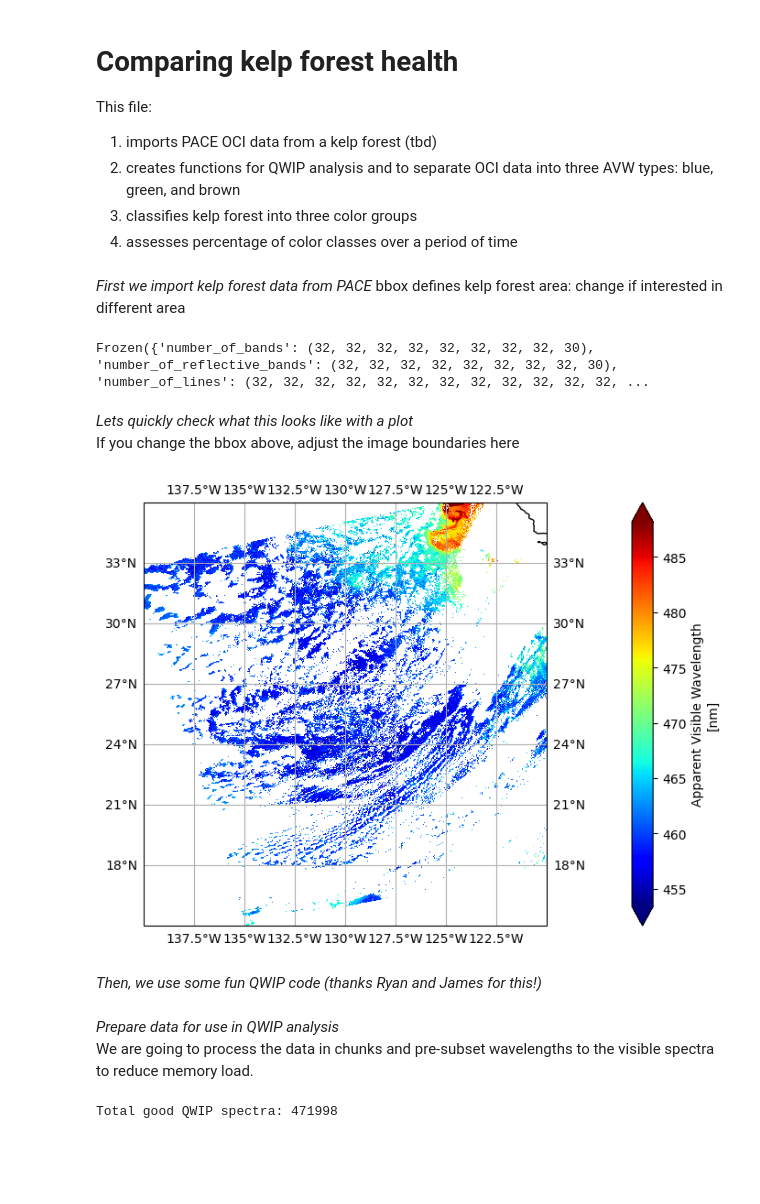
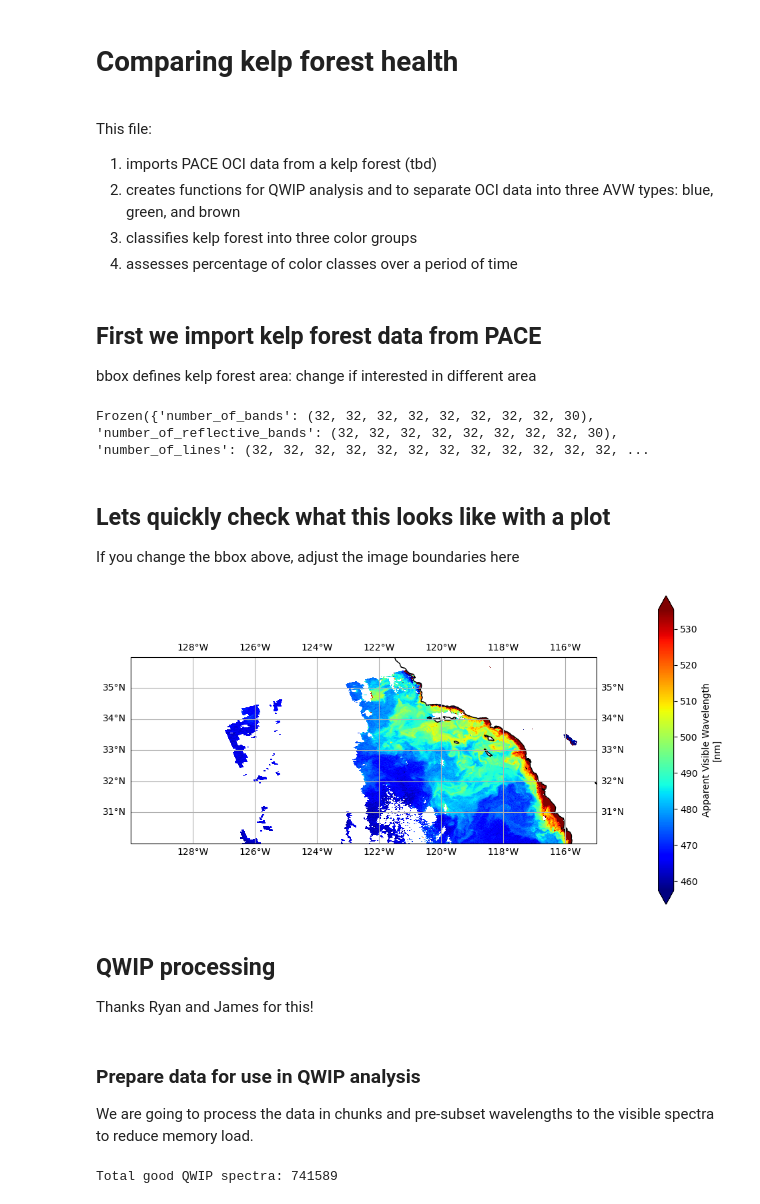
Before and after one commit to fish-pace/2026-proj-kelp-west, a Jupyter notebook: contributor_folders/tena/tena.ipynb, the cells around one changed output. Cells and saved outputs as stored; diff of their text form; code cells hidden in the pictures; blank space fills up the shorter version.

Commit message:
updated time analysis + coordinate box

```diff
--- a/contributor_folders/tena/tena.ipynb
+++ b/contributor_folders/tena/tena.ipynb
@@ -1,5 +1,6 @@
 # %% [markdown]
 # Comparing kelp forest health
+<br>
 
 This file:
 1) imports PACE OCI data from a kelp forest (tbd)
@@ -7,7 +8,7 @@ This file:
 3) classifies kelp forest into three color groups
 4) assesses percentage of color classes over a period of time
 # %% [markdown]
-*First we import kelp forest data from PACE*
+## First we import kelp forest data from PACE
 bbox defines kelp forest area: change if interested in different area
 # %%
 # import packages we'll need
@@ -32,7 +33,7 @@ bbox = (-120.127183, 34.381217, -119.531183, 34.477467) #estimating kelp forest
 # access data from sb lter
 results = earthaccess.search_data(
     short_name = 'PACE_OCI_L2_AOP',
-    temporal = ("2025-03-05", "2025-03-05"),
+    temporal = ("2025-03-09", "2025-03-09"), # okay cool found a day that doesn't suck
     bounding_box = bbox
 )
 
@@ -55,33 +56,34 @@ ds.chunks
 # %% [output]
 Frozen({'number_of_bands': (32, 32, 32, 32, 32, 32, 32, 32, 30), 'number_of_reflective_bands': (32, 32, 32, 32, 32, 32, 32, 32, 30), 'number_of_lines': (32, 32, 32, 32, 32, 32, 32, 32, 32, 32, 32, 32, ...
 # %% [markdown]
-*Lets quickly check what this looks like with a plot*
+## Lets quickly check what this looks like with a plot
 If you change the bbox above, adjust the image boundaries here
 # %%
 rrs_da = ds["Rrs"]
 avw_da = ds["avw"]
 wavelengths = ds["wavelength_3d"]
 
 # This first part helps get rid of outliers that might mess up your plot
 vmin = float(avw_da.quantile(0.01))
 vmax = float(avw_da.quantile(0.99))
 
 # Get the figure set up, add a map projection
 fig, ax = plt.subplots(figsize=(12, 6), subplot_kw={"projection": ccrs.PlateCarree()})
 
 # Put some lines in there so we know where we are
 ax.gridlines(draw_labels=True)
 ax.coastlines()
 
 # Crop the image down a bit so we can focus on an area
-ax.set_extent([-140, -120, 15, 36], crs=ccrs.PlateCarree())
+ax.set_extent([-130, -115, 30, 36], crs=ccrs.PlateCarree())
 
 # Plot and adjust colorbar limits, put "pad" argument in there to move the colorbar away from the image (otherwise it overlaps)
 img = avw_da.plot(x="longitude", y="latitude", cmap="jet", vmin=vmin, vmax=vmax, ax=ax, cbar_kwargs={"pad": 0.1})
 # %% [output]
-[figure, old version]
+[figure, new version]
 # %% [markdown]
-*Then, we use some fun QWIP code (thanks Ryan and James for this!)*
+## QWIP processing
+Thanks Ryan and James for this!
 # %%
 """QWIP (quality water index polynomial) helpers and plots.
 
@@ -469,7 +471,7 @@ def plot_normalized_spectra(
     ax1.set_xlabel("Wavelength (nm)", fontsize=12)
     ax1.set_ylabel("Normalized Rrs (Rrs / Brightness)", fontsize=12)
 # %% [markdown]
-*Prepare data for use in QWIP analysis*
+### Prepare data for use in QWIP analysis
 We are going to process the data in chunks and pre-subset wavelengths to the visible spectra to reduce memory load.
 # %%
 import numpy as np
@@ -569,5 +571,5 @@ assert n == len(lon_all)
 
 print("Total good QWIP spectra:", n)
 # %% [output]
-Total good QWIP spectra: 471998
+Total good QWIP spectra: 741589
 # %% [markdown]
```
Also changed, not shown: parts of 12 cells of this notebook.
